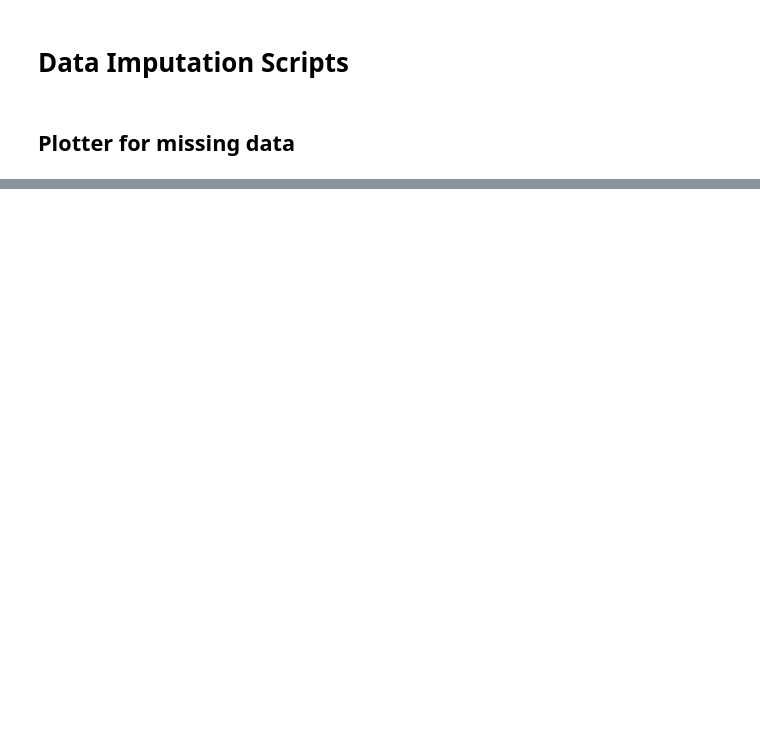
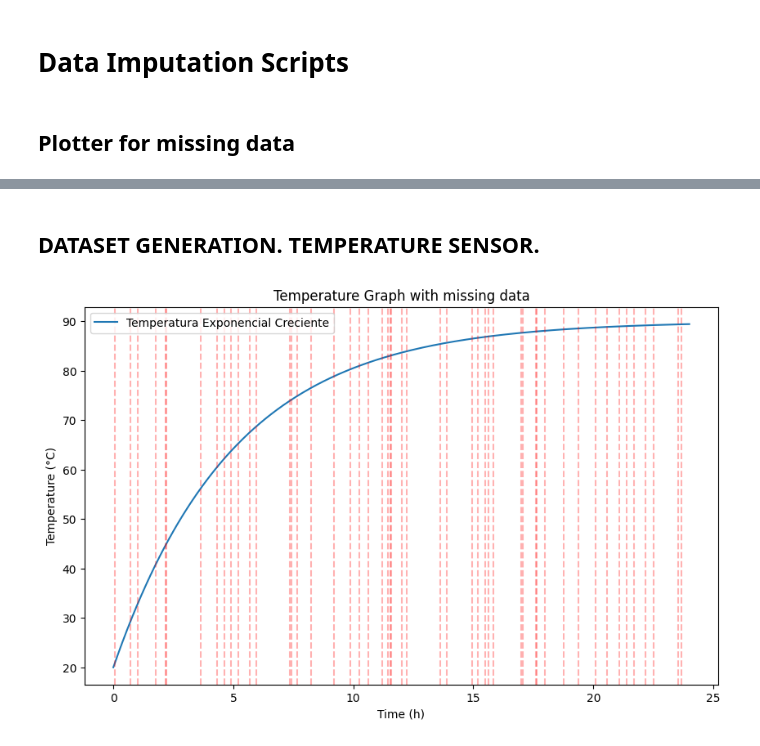
Before and after one commit to Daravico/datasets, a Jupyter notebook: dataManipulation/Scripts/Imputation.ipynb, the cells around one changed output, grey strips where cells are left out. Cells and saved outputs as stored; diff of their text form; code cells hidden in the pictures; blank space fills up the shorter version.

Commit message:
Changes to datasets and script attached

```diff
--- a/dataManipulation/Scripts/Imputation.ipynb
+++ b/dataManipulation/Scripts/Imputation.ipynb
@@ -35,0 +126,39 @@ def plot_imputation(original_data, imputed_data, x_data, missing_indices, title=
+# %% [markdown]
+## DATASET GENERATION. TEMPERATURE SENSOR.
+# %%
+import numpy as np
+import matplotlib.pyplot as plt
+
+# Time Generation (24hrs)
+t = np.linspace(0, 24, 500)
+
+# Params for temperature function.
+initial_T = 20
+final_T = 70
+k = 0.2  # Increase constant
+
+# Increasing exponential behaviour.
+T_exponential_increase = final_T * (1 - np.exp(-k * t)) + initial_T
+
+# Missing data.
+np.random.seed(0)
+missing_size = 50
+missing_indices = np.random.choice(len(T_exponential_increase), size=missing_size, replace=False)
+T_exponential_increase_with_missing = T_exponential_increase.copy()
+T_exponential_increase_with_missing[missing_indices] = np.nan
+
+# Graph for data visualization.
+plt.figure(figsize=(10, 6))
+plt.plot(t, T_exponential_increase, label='Temperatura Exponencial Creciente')
+
+# Vertical lines on missing data.
+for idx in missing_indices:
+    plt.axvline(x=t[idx], color='red', linestyle='--', alpha=0.3)
+
+plt.title('Temperature Graph with missing data')
+plt.xlabel('Time (h)')
+plt.ylabel('Temperature (°C)')
+plt.legend()
+plt.show()
+# %% [output]
+[figure, added]
```
Also changed, not shown: parts of 6 cells of this notebook, 2 other files.
